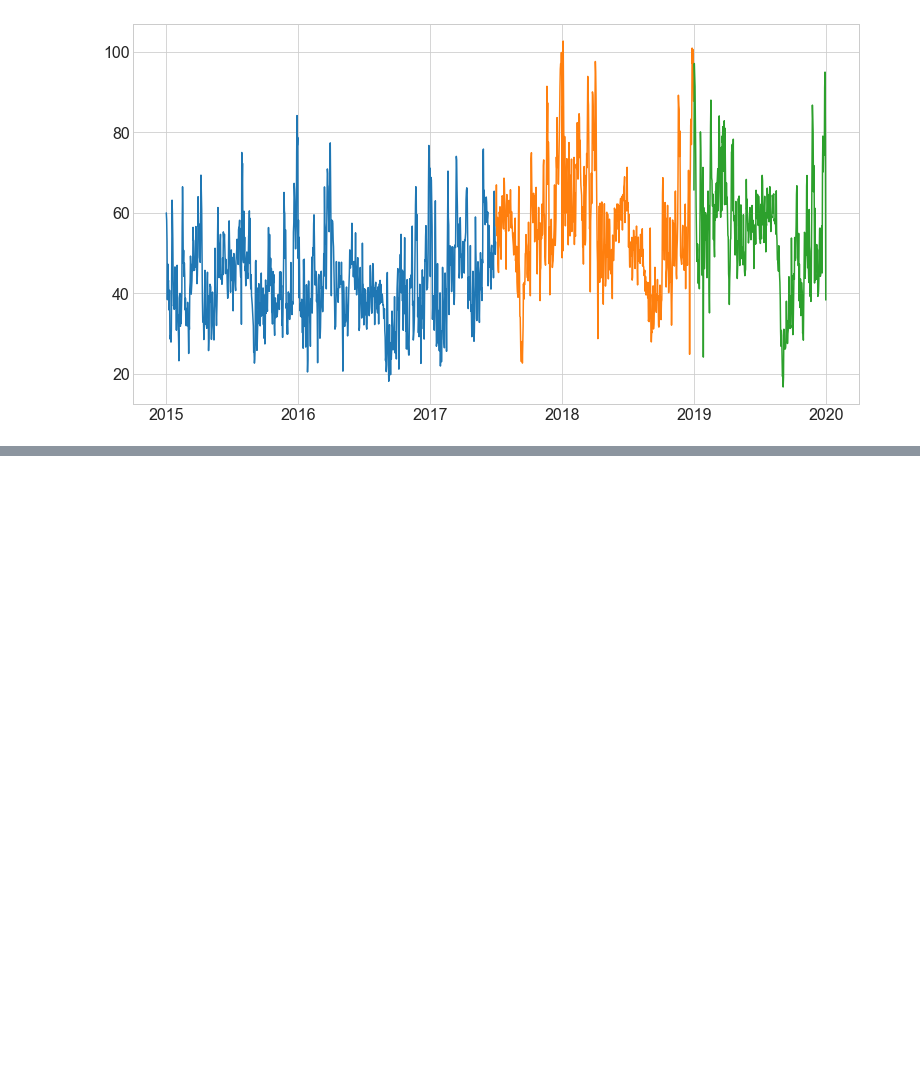
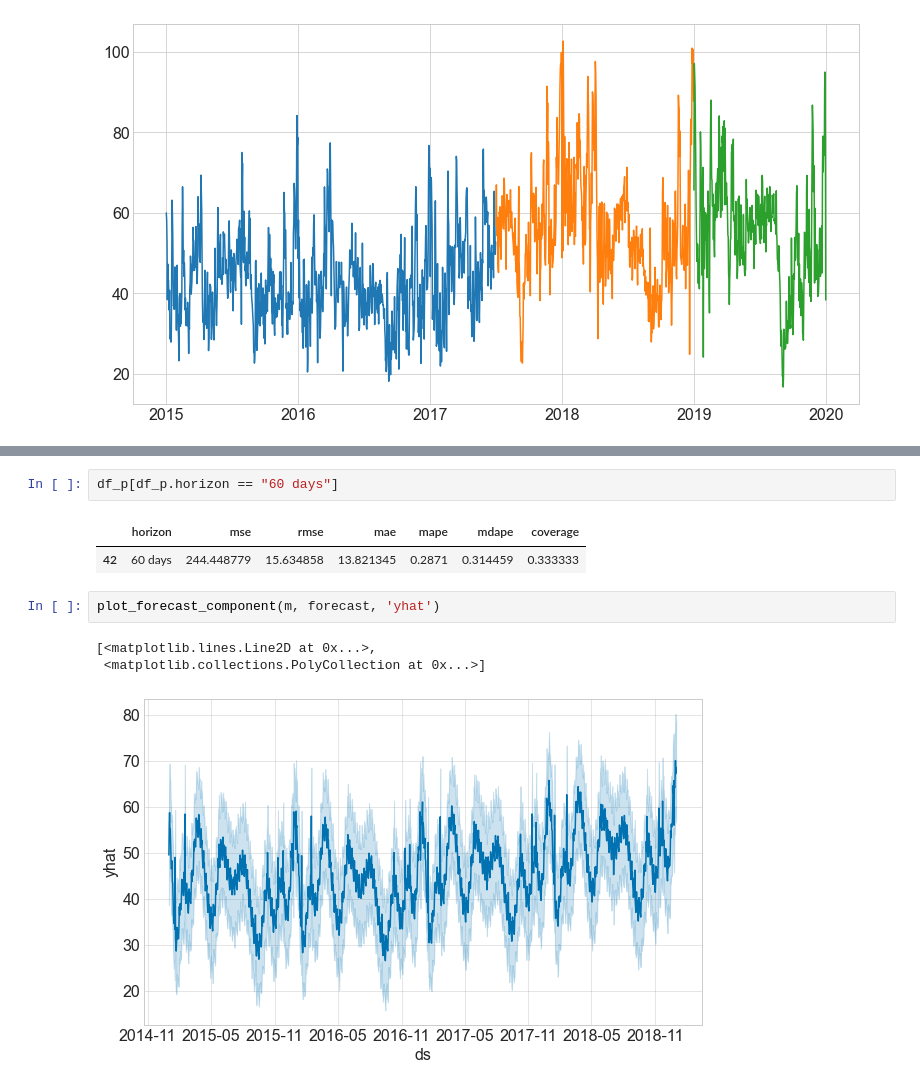
Before and after one commit to AAranda10/time-series-exercises, a Jupyter notebook: modeling/modeling-disney-data.ipynb, the cells around one changed output, grey strips where cells are left out. Cells and saved outputs as stored; diff of their text form; blank space fills up the shorter version.

```diff
--- a/modeling/modeling-disney-data.ipynb
+++ b/modeling/modeling-disney-data.ipynb
@@ -225,0 +361,11 @@ train.head(2)
+# %%
+df_p[df_p.horizon == "60 days"]
+# %% [output]
+|  | horizon | mse | rmse | mae | mape | mdape | coverage |
+| 42 | 60 days | 244.448779 | 15.634858 | 13.821345 | 0.2871 | 0.314459 | 0.333333 |
+# %%
+plot_forecast_component(m, forecast, 'yhat')
+# %% [output]
+[<matplotlib.lines.Line2D at 0x...>,
+ <matplotlib.collections.PolyCollection at 0x...>]
+[figure, added]
```
Also changed, not shown: parts of 17 cells of this notebook.
